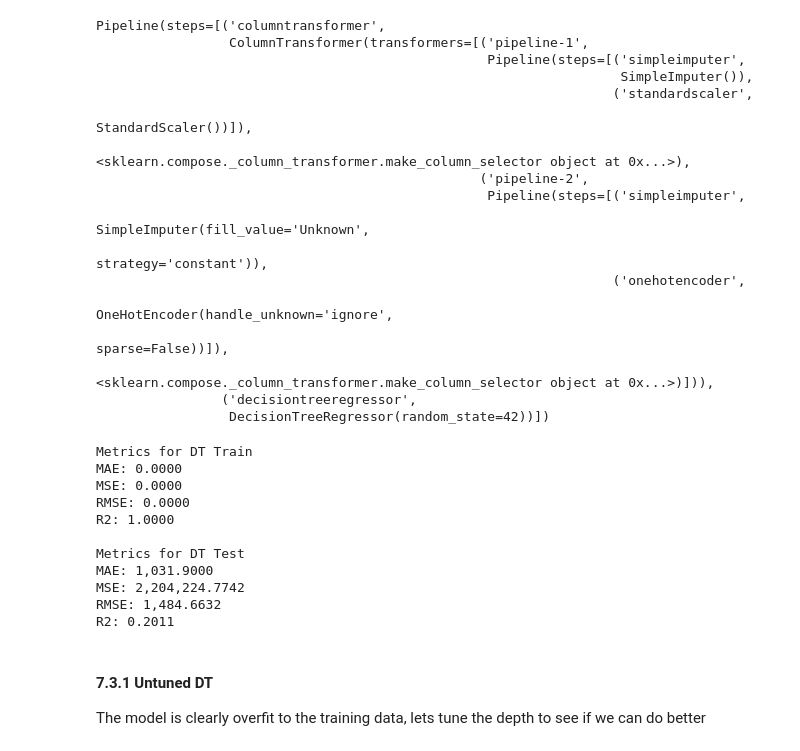
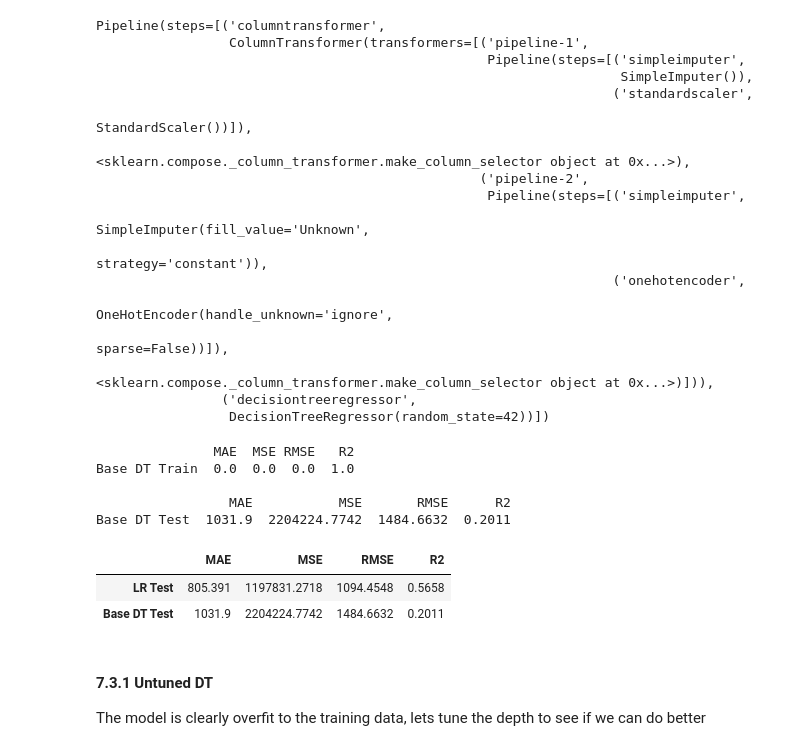
Before and after one commit to RaymondGarcia1107/CodingDojoProject1, a Jupyter notebook: Sales_Predictions.ipynb, the cells around one changed output. Drawn from its saved outputs; the diff is of its cells as text; code cells hidden in the pictures.

```diff
--- a/Sales_Predictions.ipynb
+++ b/Sales_Predictions.ipynb
@@ -992,23 +993,23 @@ Pipeline(steps=[('columntransformer',
 # %%
 # Predict
 y_hat_train_dt = dt_pipe.predict(X_train)
 y_hat_test_dt = dt_pipe.predict(X_test)
 
 # Score
-model_eval(y_train, y_hat_train_dt, 'DT Train')
-model_eval(y_test, y_hat_test_dt, 'DT Test')
+print(model_eval(y_train, y_hat_train_dt, 'Base DT Train'),'\n')
+print(model_eval(y_test, y_hat_test_dt, 'Base DT Test'))
+
+model_scores = pd.concat([model_scores, model_eval(y_test, y_hat_test_dt, 'Base DT Test')])
+model_scores
 # %% [output]
-Metrics for DT Train
-MAE: 0.0000
-MSE: 0.0000
-RMSE: 0.0000
-R2: 1.0000
+               MAE  MSE RMSE   R2
+Base DT Train  0.0  0.0  0.0  1.0
 
-Metrics for DT Test
-MAE: 1,031.9000
-MSE: 2,204,224.7742
-RMSE: 1,484.6632
-R2: 0.2011
+                 MAE           MSE       RMSE      R2
+Base DT Test  1031.9  2204224.7742  1484.6632  0.2011
+|  | MAE | MSE | RMSE | R2 |
+| LR Test | 805.391 | 1197831.2718 | 1094.4548 | 0.5658 |
+| Base DT Test | 1031.9 | 2204224.7742 | 1484.6632 | 0.2011 |
 # %% [markdown]
 #### 7.3.1 Untuned DT
 The model is clearly overfit to the training data, lets tune the depth to see if we can do better
```
Also changed, not shown: parts of 8 cells of this notebook.
